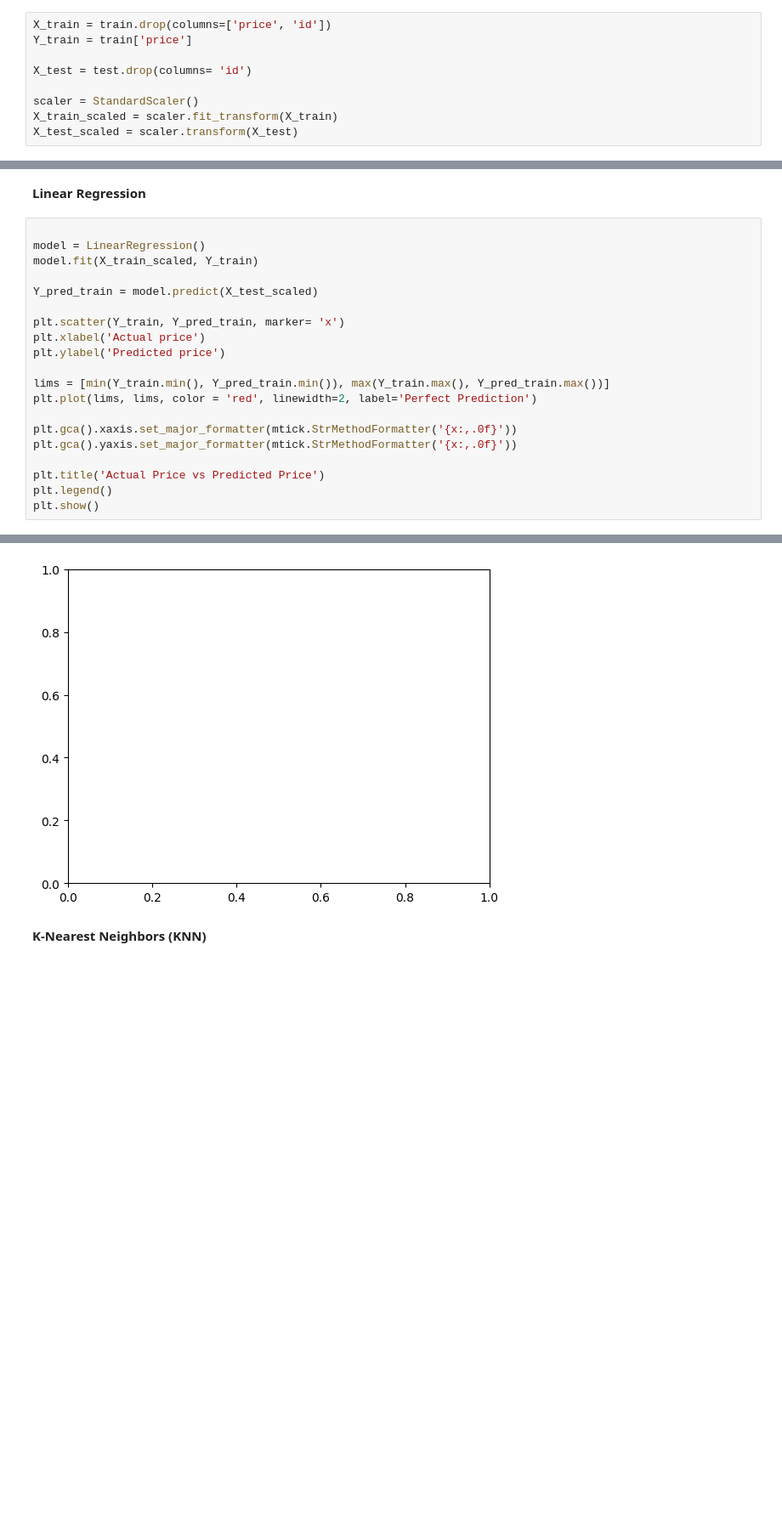
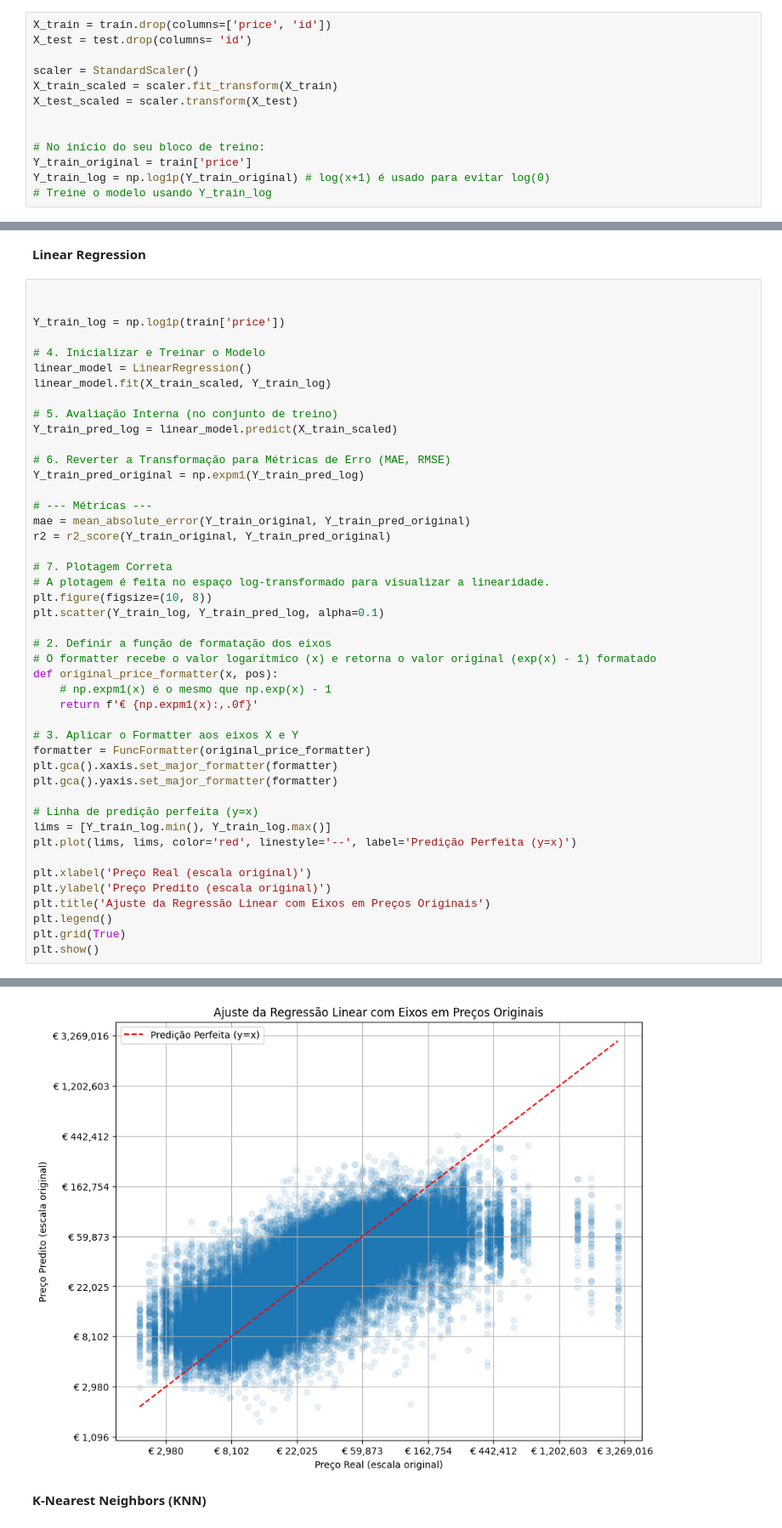
Before and after one commit to ThaylaalyahT/AA_TP1, a Jupyter notebook: car_price_prediction_test.ipynb, the cells around one changed output, grey strips where cells are left out. Shown at 85% size. Drawn from its saved outputs; the diff is of its cells as text; blank space fills up the shorter version.

```diff
--- a/car_price_prediction_test.ipynb
+++ b/car_price_prediction_test.ipynb
@@ -393,13 +395,17 @@ test
 125690 rows × 210 columns
 # %%
 X_train = train.drop(columns=['price', 'id'])
-Y_train = train['price']
-
 X_test = test.drop(columns= 'id')
 
 scaler = StandardScaler()
 X_train_scaled = scaler.fit_transform(X_train)
 X_test_scaled = scaler.transform(X_test)
+
+
+# No início do seu bloco de treino:
+Y_train_original = train['price']
+Y_train_log = np.log1p(Y_train_original) # log(x+1) é usado para evitar log(0)
+# Treine o modelo usando Y_train_log
 # %%
 X_train
 # %% [output]
@@ -420,22 +426,47 @@ X_train
 **Linear Regression**
 # %%
 
-model = LinearRegression()
-model.fit(X_train_scaled, Y_train)
 
-Y_pred_train = model.predict(X_test_scaled)
+Y_train_log = np.log1p(train['price'])
 
-plt.scatter(Y_train, Y_pred_train, marker= 'x')
-plt.xlabel('Actual price')
-plt.ylabel('Predicted price')
+# 4. Inicializar e Treinar o Modelo
+linear_model = LinearRegression()
+linear_model.fit(X_train_scaled, Y_train_log)
 
-lims = [min(Y_train.min(), Y_pred_train.min()), max(Y_train.max(), Y_pred_train.max())]
-plt.plot(lims, lims, color = 'red', linewidth=2, label='Perfect Prediction')
+# 5. Avaliação Interna (no conjunto de treino)
+Y_train_pred_log = linear_model.predict(X_train_scaled)
 
-plt.gca().xaxis.set_major_formatter(mtick.StrMethodFormatter('{x:,.0f}'))
-plt.gca().yaxis.set_major_formatter(mtick.StrMethodFormatter('{x:,.0f}'))
+# 6. Reverter a Transformação para Métricas de Erro (MAE, RMSE)
+Y_train_pred_original = np.expm1(Y_train_pred_log)
 
-plt.title('Actual Price vs Predicted Price')
+# --- Métricas ---
+mae = mean_absolute_error(Y_train_original, Y_train_pred_original)
+r2 = r2_score(Y_train_original, Y_train_pred_original)
+
+# 7. Plotagem Correta
+# A plotagem é feita no espaço log-transformado para visualizar a linearidade.
+plt.figure(figsize=(10, 8))
+plt.scatter(Y_train_log, Y_train_pred_log, alpha=0.1)
+
+# 2. Definir a função de formatação dos eixos
+# O formatter recebe o valor logarítmico (x) e retorna o valor original (exp(x) - 1) formatado
+def original_price_formatter(x, pos):
+    # np.expm1(x) é o mesmo que np.exp(x) - 1
+    return f'€ {np.expm1(x):,.0f}'
+
+# 3. Aplicar o Formatter aos eixos X e Y
+formatter = FuncFormatter(original_price_formatter)
+plt.gca().xaxis.set_major_formatter(formatter)
+plt.gca().yaxis.set_major_formatter(formatter)
+
+# Linha de predição perfeita (y=x)
+lims = [Y_train_log.min(), Y_train_log.max()]
+plt.plot(lims, lims, color='red', linestyle='--', label='Predição Perfeita (y=x)')
+
+plt.xlabel('Preço Real (escala original)')
+plt.ylabel('Preço Predito (escala original)')
+plt.title('Ajuste da Regressão Linear com Eixos em Preços Originais')
 plt.legend()
+plt.grid(True)
 plt.show()
 # %% [output]
@@ -443,4 +473,4 @@ ValueError: x and y must be the same size
-[figure, old version]
+[figure, new version]
 # %% [markdown]
 **K-Nearest Neighbors (KNN)**
 # %%
```
Also changed, not shown: parts of 2 cells of this notebook, 1 other file.
